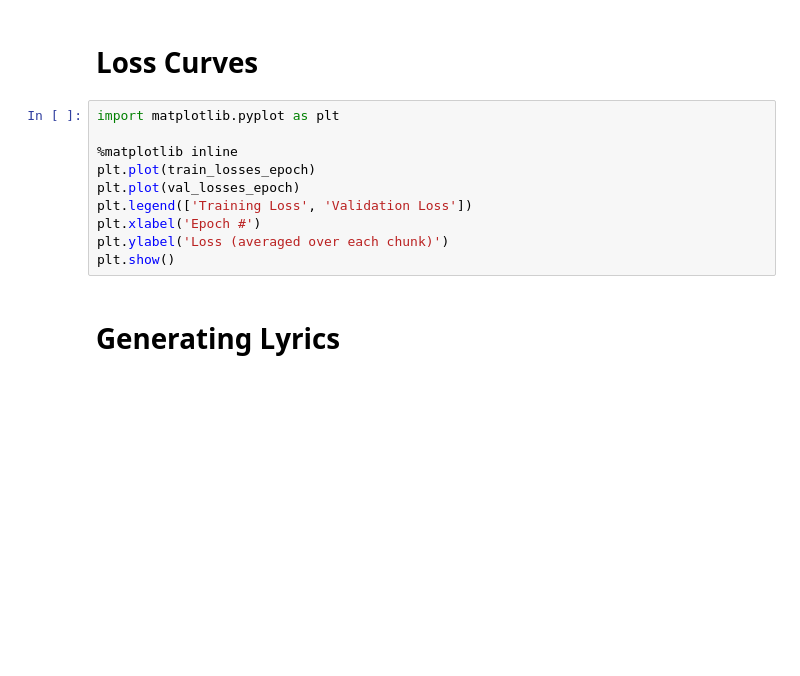
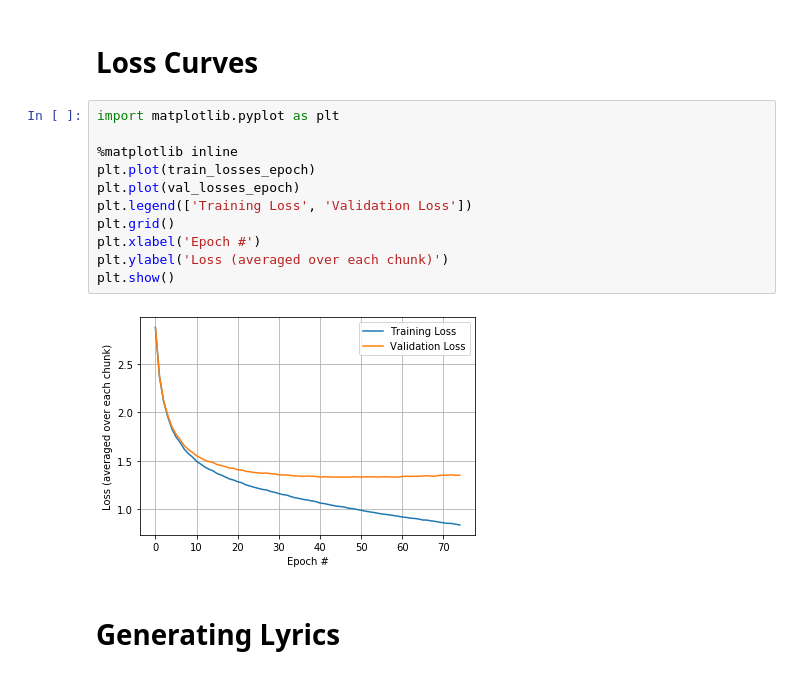
Before and after one commit to skamano/Genius_LSTM, a Jupyter notebook: Chief-Keef-LSTM.ipynb, the cells around one changed output. Cells and saved outputs as stored; diff of their text form; blank space fills up the shorter version.

```diff
--- a/Chief-Keef-LSTM.ipynb
+++ b/Chief-Keef-LSTM.ipynb
@@ -227,13 +238,16 @@ Validation loss decreased (3.001346 --> 2.555988).  Saving model ...
 # %%
 import matplotlib.pyplot as plt
 
 %matplotlib inline
 plt.plot(train_losses_epoch)
 plt.plot(val_losses_epoch)
 plt.legend(['Training Loss', 'Validation Loss'])
+plt.grid()
 plt.xlabel('Epoch #')
 plt.ylabel('Loss (averaged over each chunk)')
 plt.show()
+# %% [output]
+[figure, added]
 # %% [markdown]
 # Generating Lyrics
 # %%
```
Also changed, not shown: parts of 2 cells of this notebook, 9 other files.
